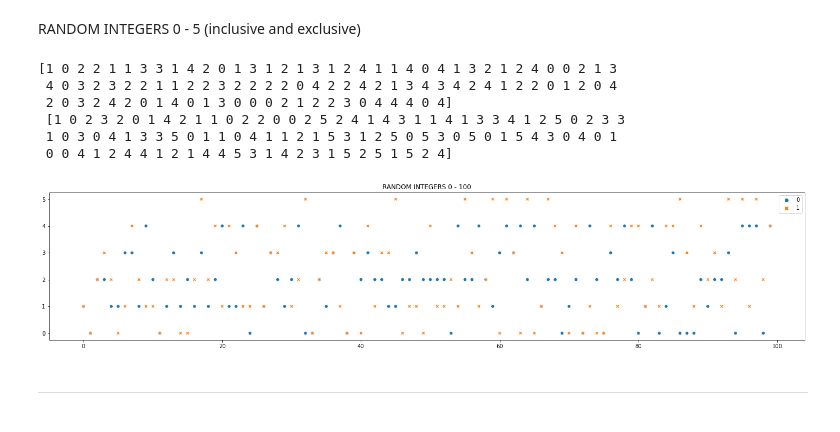
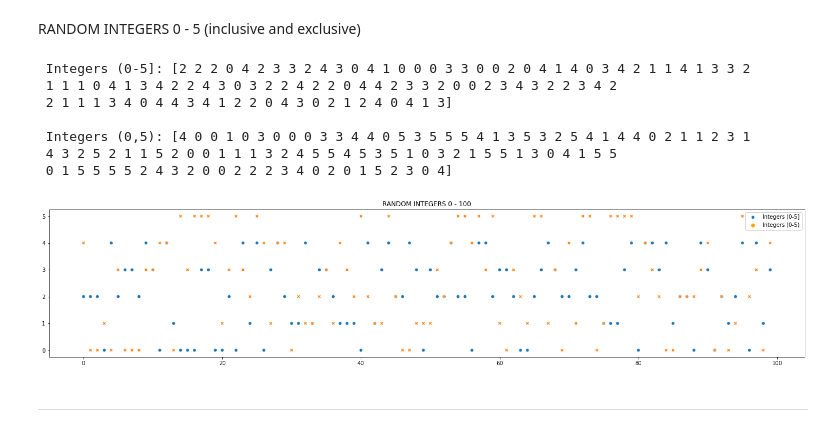
Before and after one commit to AnteDujic/Programming-for-Data-Analysis, a Jupyter notebook: numpy-random.ipynb, the cells around one changed output. Saved outputs shown, nothing was run; the diff lists cells and outputs as text; code cells hidden in the pictures.

```diff
--- a/numpy-random.ipynb
+++ b/numpy-random.ipynb
@@ -127,19 +127,24 @@ RANDOM INTEGERS 0 - 5 (inclusive and exclusive)
 # %%
 x1_int = (rng.integers(5, size=100))
 x2_int = (rng.integers(5, size=100, endpoint = True))
-print (x1_int,"\n", x2_int)
+print (" Integers (0-5]:", x1_int,"\n\n", "Integers (0,5):", x2_int)
 
 fig, axs = plt.subplots(figsize = (25,5))
 sns.scatterplot (data = [x1_int,x2_int]).set_title ("RANDOM INTEGERS 0 - 100")
+plt.legend(["Integers (0-5]", "Integers (0-5)"])
+ax = plt.gca()
+leg = ax.get_legend()
+leg.legendHandles[1].set_color('orange')
 plt.show()
 # %% [output]
-[1 0 2 2 1 1 3 3 1 4 2 0 1 3 1 2 1 3 1 2 4 1 1 4 0 4 1 3 2 1 2 4 0 0 2 1 3
- 4 0 3 2 3 2 2 1 1 2 2 3 2 2 2 2 0 4 2 2 4 2 1 3 4 3 4 2 4 1 2 2 0 1 2 0 4
- 2 0 3 2 4 2 0 1 4 0 1 3 0 0 0 2 1 2 2 3 0 4 4 4 0 4]
- [1 0 2 3 2 0 1 4 2 1 1 0 2 2 0 0 2 5 2 4 1 4 3 1 1 4 1 3 3 4 1 2 5 0 2 3 3
- 1 0 3 0 4 1 3 3 5 0 1 1 0 4 1 1 2 1 5 3 1 2 5 0 5 3 0 5 0 1 5 4 3 0 4 0 1
- 0 0 4 1 2 4 4 1 2 1 4 4 5 3 1 4 2 3 1 5 2 5 1 5 2 4]
+ Integers (0-5]: [2 2 2 0 4 2 3 3 2 4 3 0 4 1 0 0 0 3 3 0 0 2 0 4 1 4 0 3 4 2 1 1 4 1 3 3 2
+ 1 1 1 0 4 1 3 4 2 2 4 3 0 3 2 2 4 2 2 0 4 4 2 3 3 2 0 0 2 3 4 3 2 2 3 4 2
+ 2 1 1 1 3 4 0 4 4 3 4 1 2 2 0 4 3 0 2 1 2 4 0 4 1 3]
+
+ Integers (0,5): [4 0 0 1 0 3 0 0 0 3 3 4 4 0 5 3 5 5 5 4 1 3 5 3 2 5 4 1 4 4 0 2 1 1 2 3 1
+ 4 3 2 5 2 1 1 5 2 0 0 1 1 1 3 2 4 5 5 4 5 3 5 1 0 3 2 1 5 5 1 3 0 4 1 5 5
+ 0 1 5 5 5 5 2 4 3 2 0 0 2 2 2 3 4 0 2 0 1 5 2 3 0 4]
-[figure, old version]
+[figure, new version]
 # %% [markdown]
 ***
 # %% [markdown]
```
Also changed, not shown: parts of 38 cells of this notebook.
